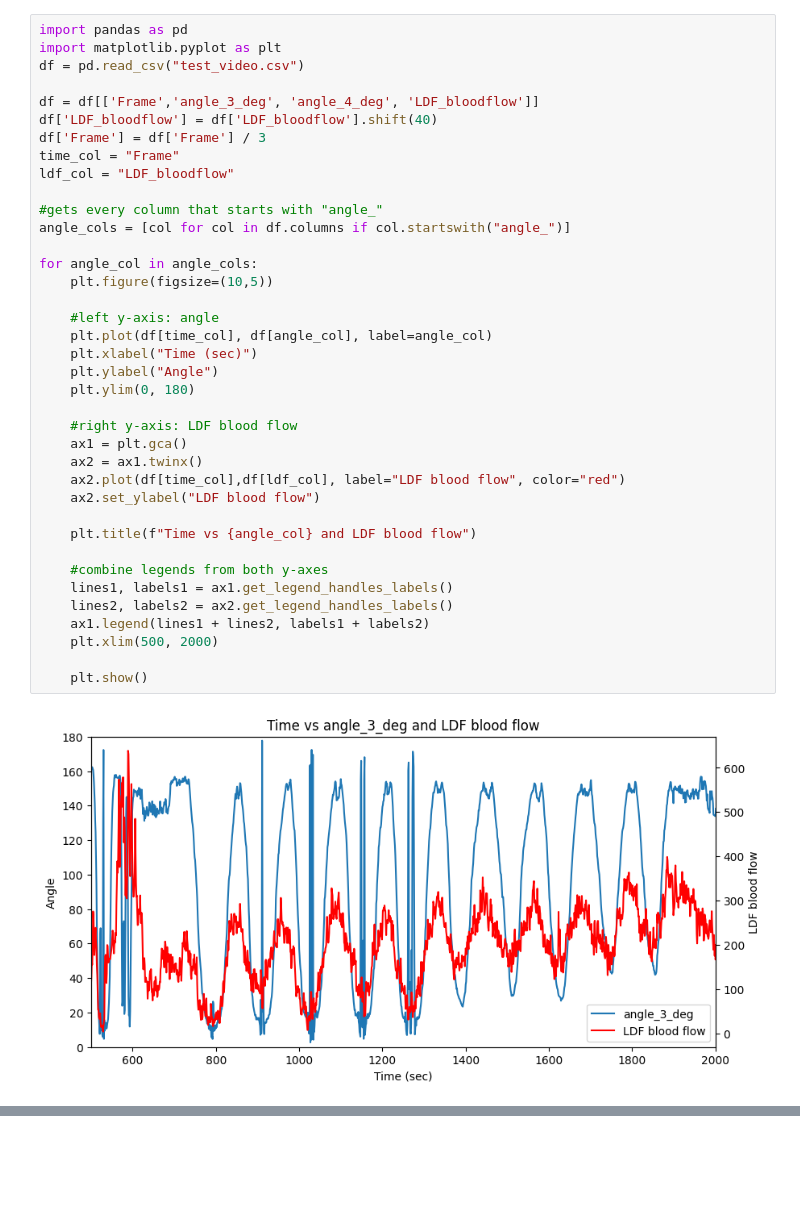
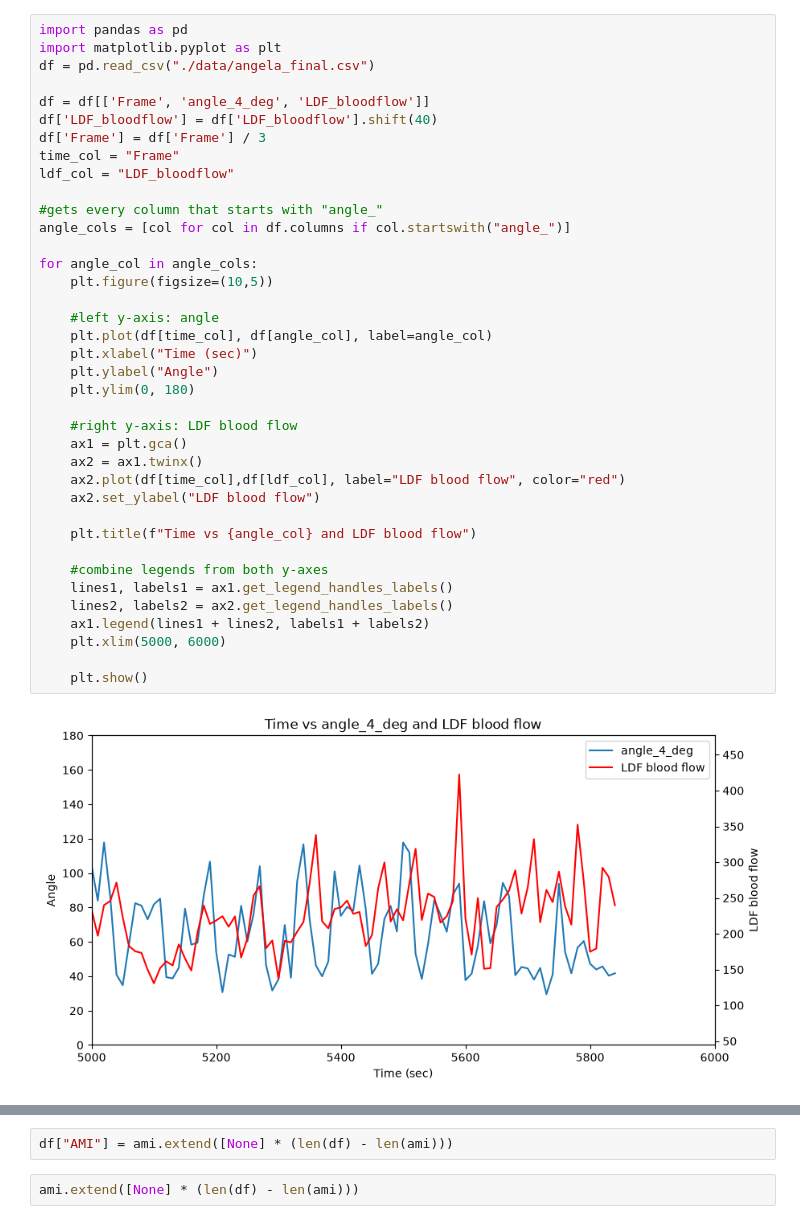
Before and after one commit to MindBodySignalingLab/Analysis-Scripts, a Jupyter notebook: pose_analysis/new_pose_detection/graph.ipynb, the cells around one changed output, grey strips where cells are left out. Saved outputs shown, nothing was run; the diff lists cells and outputs as text; blank space fills up the shorter version.

```diff
--- a/pose_analysis/new_pose_detection/graph.ipynb
+++ b/pose_analysis/new_pose_detection/graph.ipynb
@@ -1,40 +7,40 @@
 # %%
 import pandas as pd
 import matplotlib.pyplot as plt
-df = pd.read_csv("test_video.csv")
+df = pd.read_csv("./data/angela_final.csv")
 
-df = df[['Frame','angle_3_deg', 'angle_4_deg', 'LDF_bloodflow']]
+df = df[['Frame', 'angle_4_deg', 'LDF_bloodflow']]
 df['LDF_bloodflow'] = df['LDF_bloodflow'].shift(40)
 df['Frame'] = df['Frame'] / 3
 time_col = "Frame"
 ldf_col = "LDF_bloodflow"
 
 #gets every column that starts with "angle_"
 angle_cols = [col for col in df.columns if col.startswith("angle_")]
 
 for angle_col in angle_cols:
     plt.figure(figsize=(10,5))
 
     #left y-axis: angle
     plt.plot(df[time_col], df[angle_col], label=angle_col)
     plt.xlabel("Time (sec)")
     plt.ylabel("Angle")
     plt.ylim(0, 180)
 
     #right y-axis: LDF blood flow
     ax1 = plt.gca()
     ax2 = ax1.twinx()
     ax2.plot(df[time_col],df[ldf_col], label="LDF blood flow", color="red")
     ax2.set_ylabel("LDF blood flow")
 
     plt.title(f"Time vs {angle_col} and LDF blood flow")
 
     #combine legends from both y-axes
     lines1, labels1 = ax1.get_legend_handles_labels()
     lines2, labels2 = ax2.get_legend_handles_labels()
     ax1.legend(lines1 + lines2, labels1 + labels2)
-    plt.xlim(500, 2000)
+    plt.xlim(5000, 6000)
 
     plt.show()
 # %% [output]
-[figure, old version]
+[figure, new version]
@@ -41,0 +47,4 @@ for angle_col in angle_cols:
+# %%
+df["AMI"] = ami.extend([None] * (len(df) - len(ami)))
+# %%
+ami.extend([None] * (len(df) - len(ami)))
```
Also changed, not shown: parts of 6 cells of this notebook, 55 other files.
